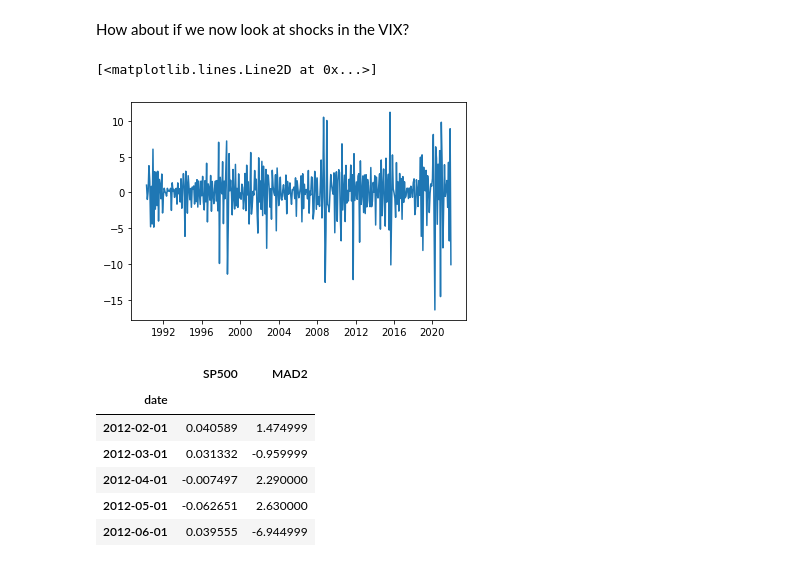
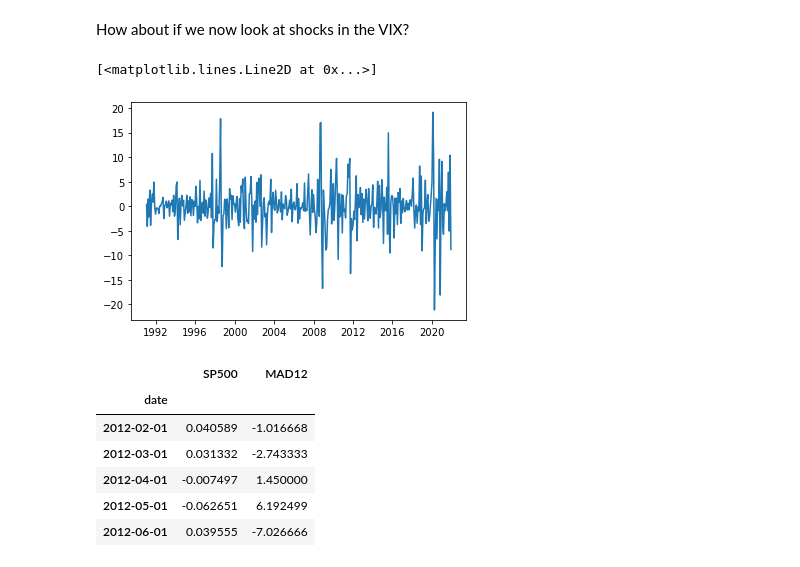
Before and after one commit to t0nychn/UG_thesis, a Jupyter notebook: Exploratory2.ipynb, the cells around one changed output. Drawn from its saved outputs; the diff is of its cells as text; code cells hidden in the pictures.

```diff
--- a/Exploratory2.ipynb
+++ b/Exploratory2.ipynb
@@ -344,22 +354,22 @@ plt.legend()
 # %% [markdown]
 How about if we now look at shocks in the VIX?
 # %%
-vix = pd.read_csv('data/VIX.csv', parse_dates=True, index_col='date', dayfirst=True)
-vix['MA2'] = vix.VIX.rolling(2).mean()
-vix['MAD2'] = (vix.VIX - vix.MA2).diff()
-plt.plot(vix.MAD2)
+vix = pd.read_csv('data/VIX.csv', parse_dates=True, index_col='date', dayfirst=True).sort_index()
+vix['MA12'] = vix.VIX.rolling(12).mean()
+vix['MAD12'] = (vix.VIX - vix.MA12).diff()
+plt.plot(vix.MAD12)
 # %% [output]
 [<matplotlib.lines.Line2D at 0x...>]
-[figure, old version]
+[figure, new version]
 # %%
-df4 = spx.pct_change().join(vix['MAD2']).dropna()
+df4 = spx.pct_change().join(vix['MAD12']).dropna()
 df4.head()
 # %% [output]
-|  | SP500 | MAD2 |
+|  | SP500 | MAD12 |
 | date |  |  |
-| 2012-02-01 | 0.040589 | 1.474999 |
-| 2012-03-01 | 0.031332 | -0.959999 |
-| 2012-04-01 | -0.007497 | 2.290000 |
-| 2012-05-01 | -0.062651 | 2.630000 |
-| 2012-06-01 | 0.039555 | -6.944999 |
+| 2012-02-01 | 0.040589 | -1.016668 |
+| 2012-03-01 | 0.031332 | -2.743333 |
+| 2012-04-01 | -0.007497 | 1.450000 |
+| 2012-05-01 | -0.062651 | 6.192499 |
+| 2012-06-01 | 0.039555 | -7.026666 |
 # %%
```
Also changed, not shown: parts of 32 cells of this notebook, 4 other files.
